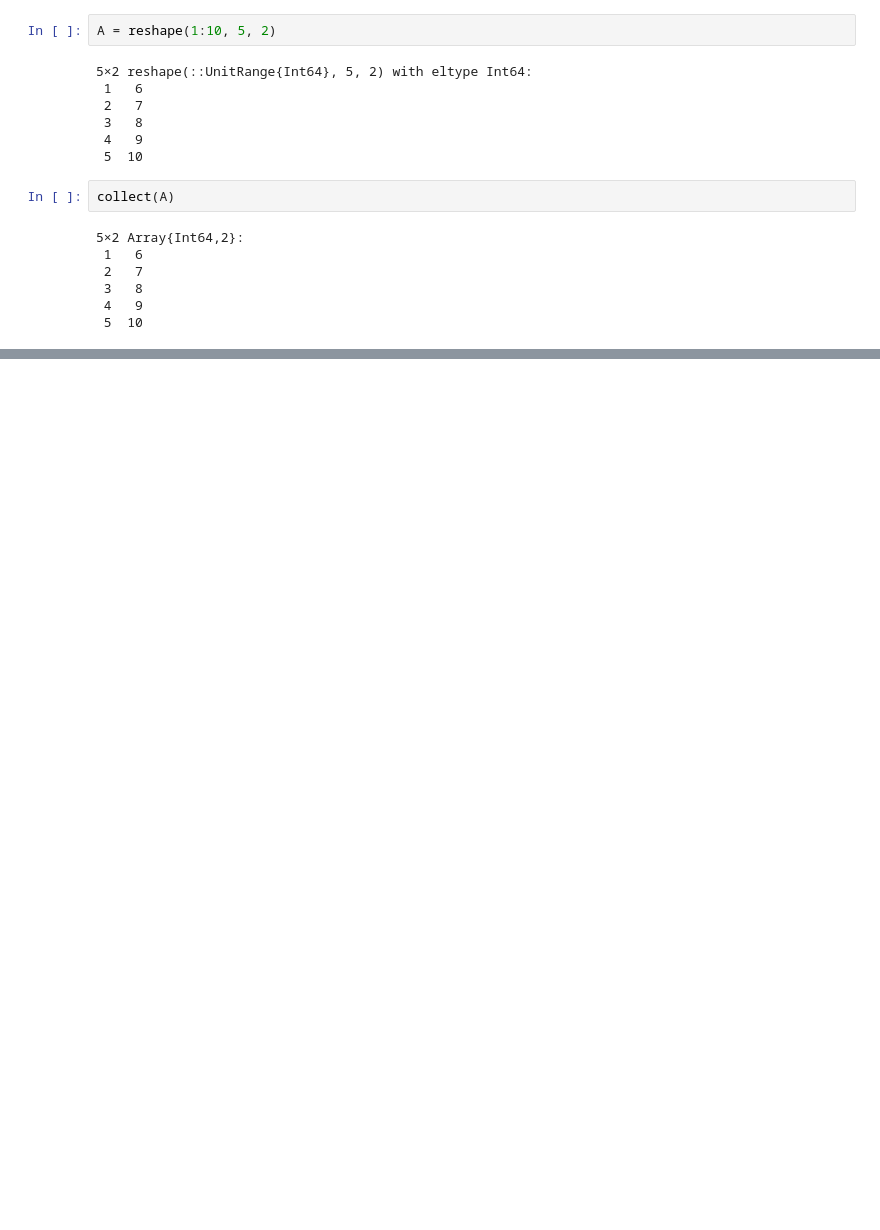
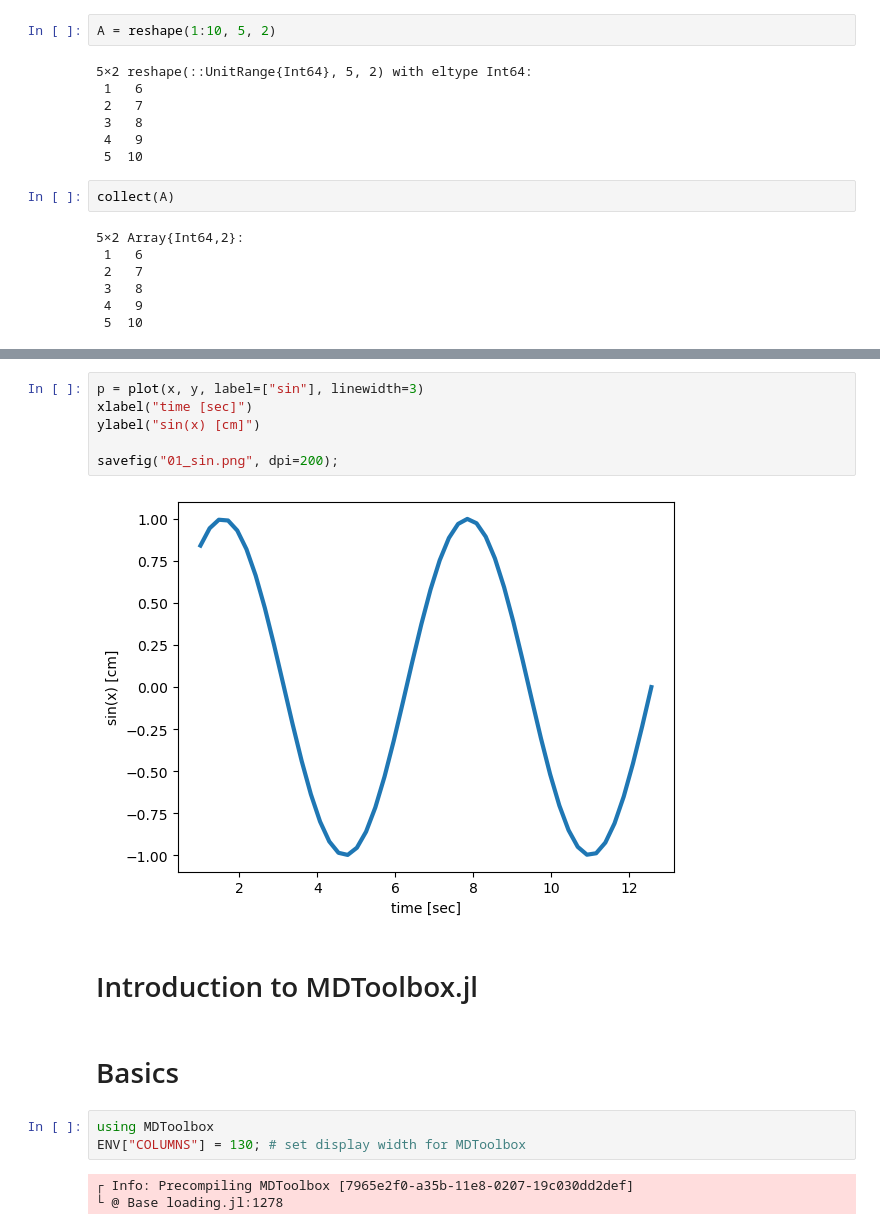
Before and after one commit to matsunagalab/tutorial_hmm, a Jupyter notebook: 00_Preliminaries.ipynb, the cells around one changed output, grey strips where cells are left out. Cells and saved outputs as stored; diff of their text form; blank space fills up the shorter version.

```diff
--- a/00_Preliminaries.ipynb
+++ b/00_Preliminaries.ipynb
@@ -499,0 +352,18 @@ using MDToolbox
+# %%
+p = plot(x, y, label=["sin"], linewidth=3)
+xlabel("time [sec]")
+ylabel("sin(x) [cm]")
+
+savefig("01_sin.png", dpi=200);
+# %% [output]
+[figure, added]
+# %% [markdown]
+# Introduction to MDToolbox.jl
+# %% [markdown]
+# Basics
+# %%
+using MDToolbox
+ENV["COLUMNS"] = 130; # set display width for MDToolbox
+# %% [output]
+┌ Info: Precompiling MDToolbox [7965e2f0-a35b-11e8-0207-19c030dd2def]
+└ @ Base loading.jl:1278
```
Also changed, not shown: parts of 92 cells of this notebook, 1 other file.
